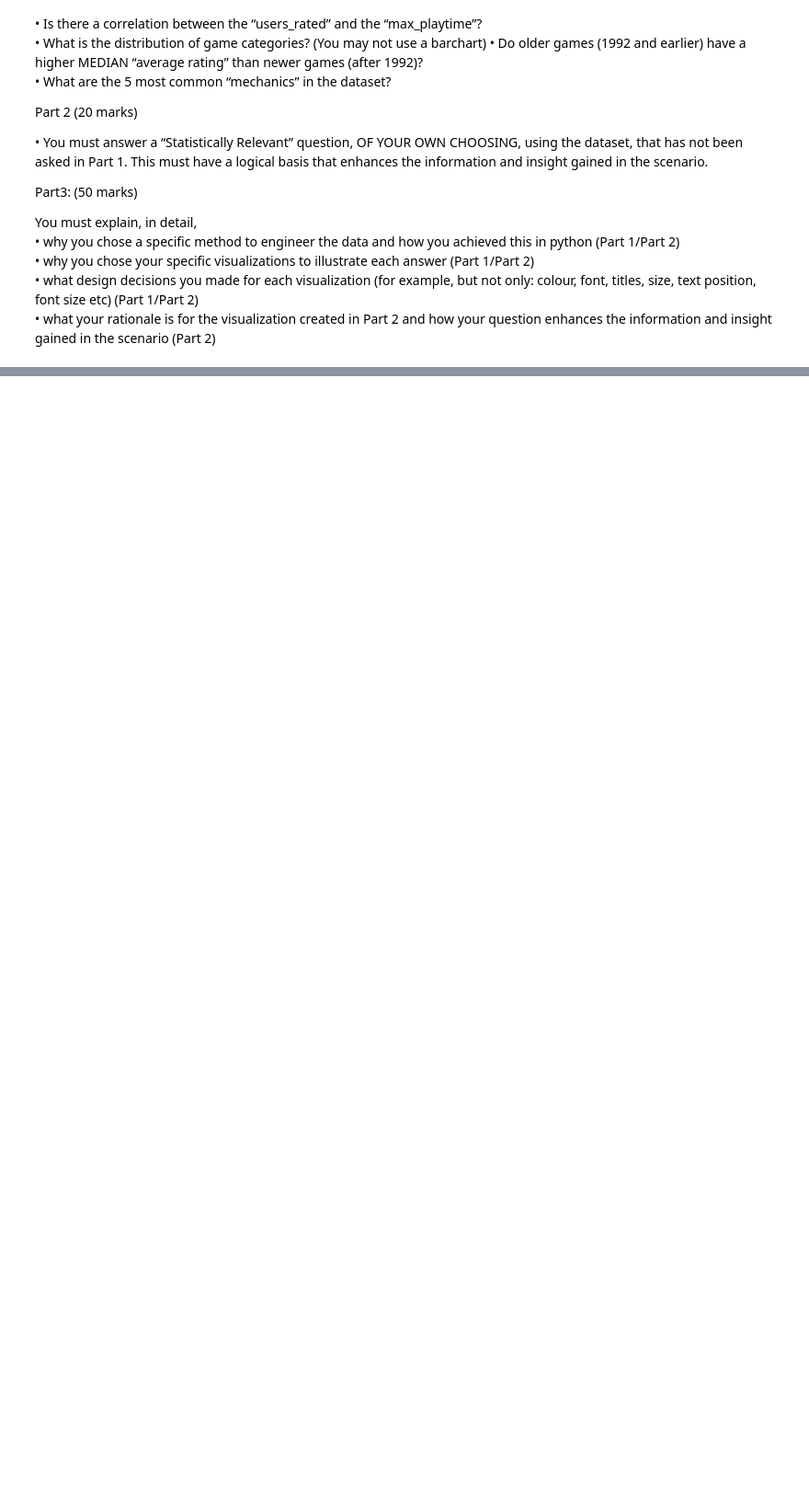
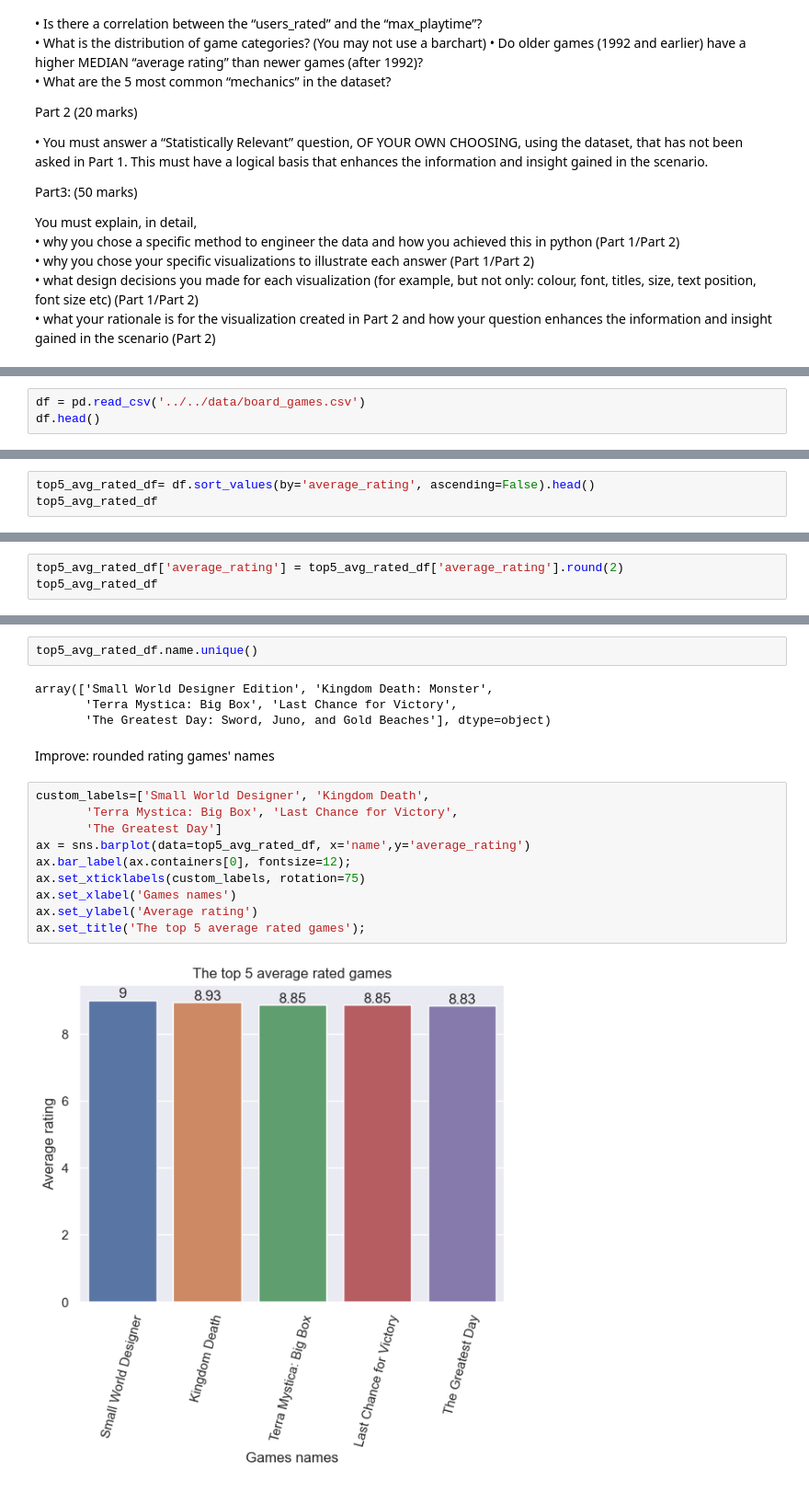
Before and after one commit to norodrigues111/Python-Data-Visualization-Board-Games, a Jupyter notebook: NataliaDeOliveiraRodrigues_DVisHDip_CA1.ipynb, the cells around one changed output, grey strips where cells are left out. Shown at 92% size. Drawn from its saved outputs; the diff is of its cells as text; blank space fills up the shorter version.

Commit message:
Created Plot Top Average Rated
A barchart visualization was created to display the top 5 “average rated” games.

```diff
--- a/NataliaDeOliveiraRodrigues_DVisHDip_CA1.ipynb
+++ b/NataliaDeOliveiraRodrigues_DVisHDip_CA1.ipynb
@@ -44,0 +54,3 @@ You must explain, in detail,
+# %%
+df = pd.read_csv('../../data/board_games.csv')
+df.head()
@@ -44,0 +128,3 @@ You must explain, in detail,
+# %%
+top5_avg_rated_df= df.sort_values(by='average_rating', ascending=False).head()
+top5_avg_rated_df
@@ -44,0 +139,3 @@ You must explain, in detail,
+# %%
+top5_avg_rated_df['average_rating'] = top5_avg_rated_df['average_rating'].round(2)
+top5_avg_rated_df
@@ -44,0 +150,22 @@ You must explain, in detail,
+# %%
+top5_avg_rated_df.name.unique()
+# %% [output]
+array(['Small World Designer Edition', 'Kingdom Death: Monster',
+       'Terra Mystica: Big Box', 'Last Chance for Victory',
+       'The Greatest Day: Sword, Juno, and Gold Beaches'], dtype=object)
+# %% [markdown]
+Improve:
+rounded rating
+games' names
+# %%
+custom_labels=['Small World Designer', 'Kingdom Death',
+       'Terra Mystica: Big Box', 'Last Chance for Victory',
+       'The Greatest Day']
+ax = sns.barplot(data=top5_avg_rated_df, x='name',y='average_rating')
+ax.bar_label(ax.containers[0], fontsize=12);
+ax.set_xticklabels(custom_labels, rotation=75)
+ax.set_xlabel('Games names')
+ax.set_ylabel('Average rating')
+ax.set_title('The top 5 average rated games');
+# %% [output]
+[figure, added]
```
Also changed, not shown: parts of 13 cells of this notebook.
